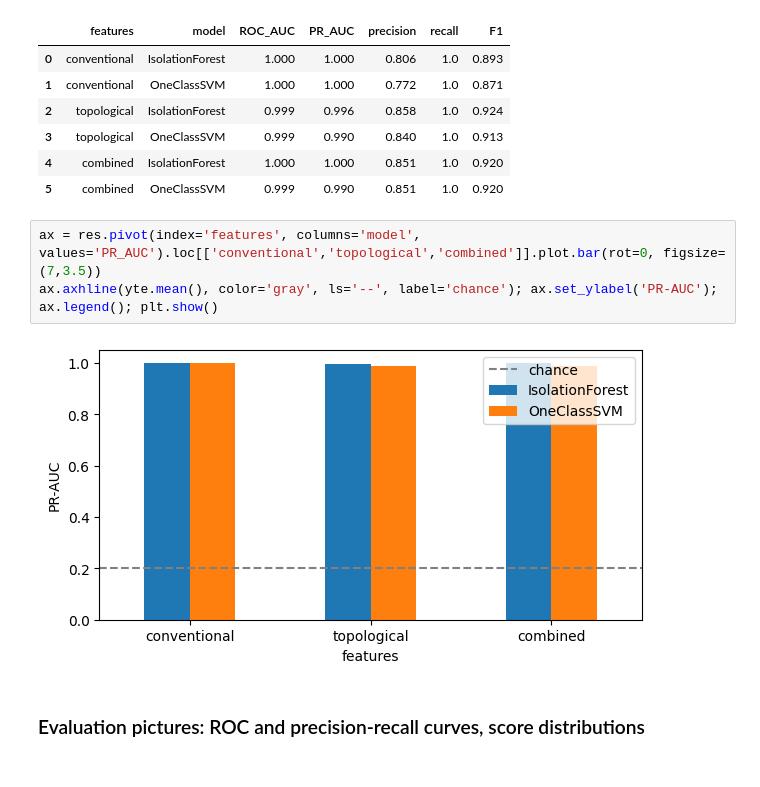
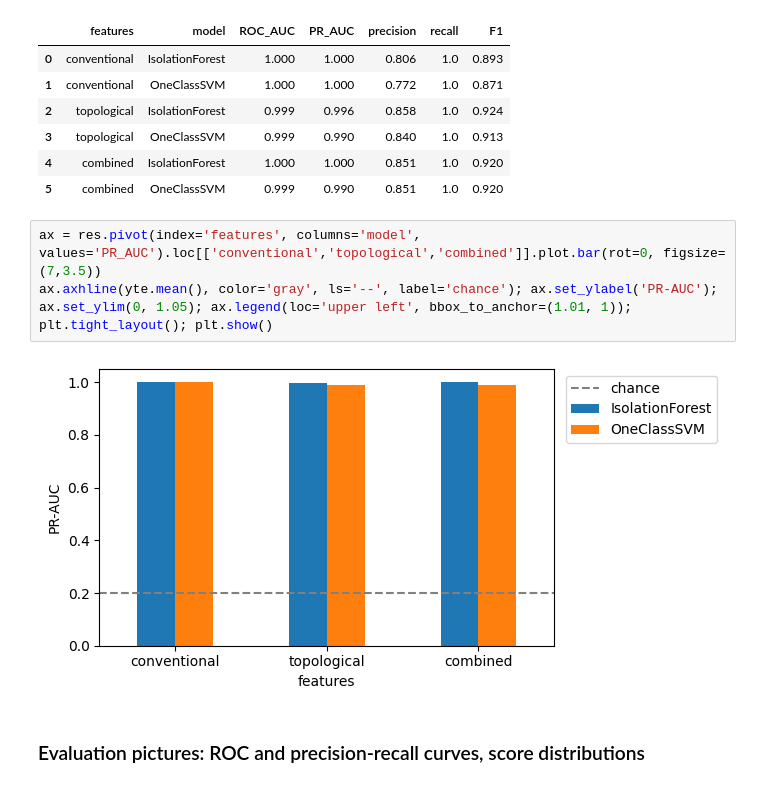
Before and after one commit to Abdu-Fareed004/Topological-Anomaly-Detection-in-ECG-Signals-SYNTHETIC-DATA, a Jupyter notebook: topological-anomaly-detection-in-ecg-signals.ipynb, the cells around one changed output. Saved outputs shown, nothing was run; the diff lists cells and outputs as text.

```diff
--- a/topological-anomaly-detection-in-ecg-signals.ipynb
+++ b/topological-anomaly-detection-in-ecg-signals.ipynb
@@ -340,9 +340,9 @@ Chance level for PR-AUC = anomaly share = 0.2
 | 5 | combined | OneClassSVM | 0.999 | 0.990 | 0.851 | 1.0 | 0.920 |
 # %%
 ax = res.pivot(index='features', columns='model', values='PR_AUC').loc[['conventional','topological','combined']].plot.bar(rot=0, figsize=(7,3.5))
-ax.axhline(yte.mean(), color='gray', ls='--', label='chance'); ax.set_ylabel('PR-AUC'); ax.legend(); plt.show()
+ax.axhline(yte.mean(), color='gray', ls='--', label='chance'); ax.set_ylabel('PR-AUC'); ax.set_ylim(0, 1.05); ax.legend(loc='upper left', bbox_to_anchor=(1.01, 1)); plt.tight_layout(); plt.show()
 # %% [output]
-[figure, old version]
+[figure, new version]
 # %% [markdown]
 ### Evaluation pictures: ROC and precision-recall curves, score distributions
 # %%
```
Also changed, not shown: parts of 1 cell of this notebook.
